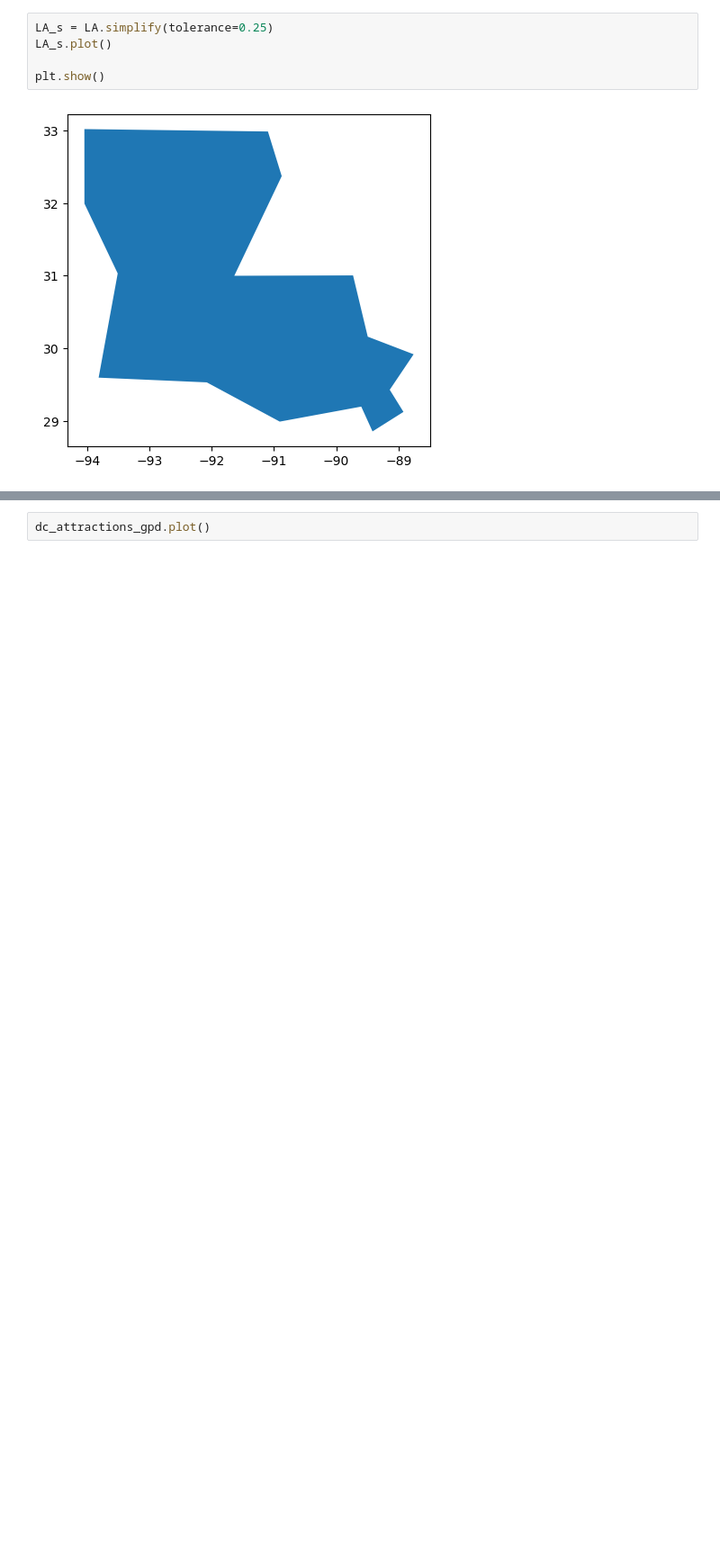
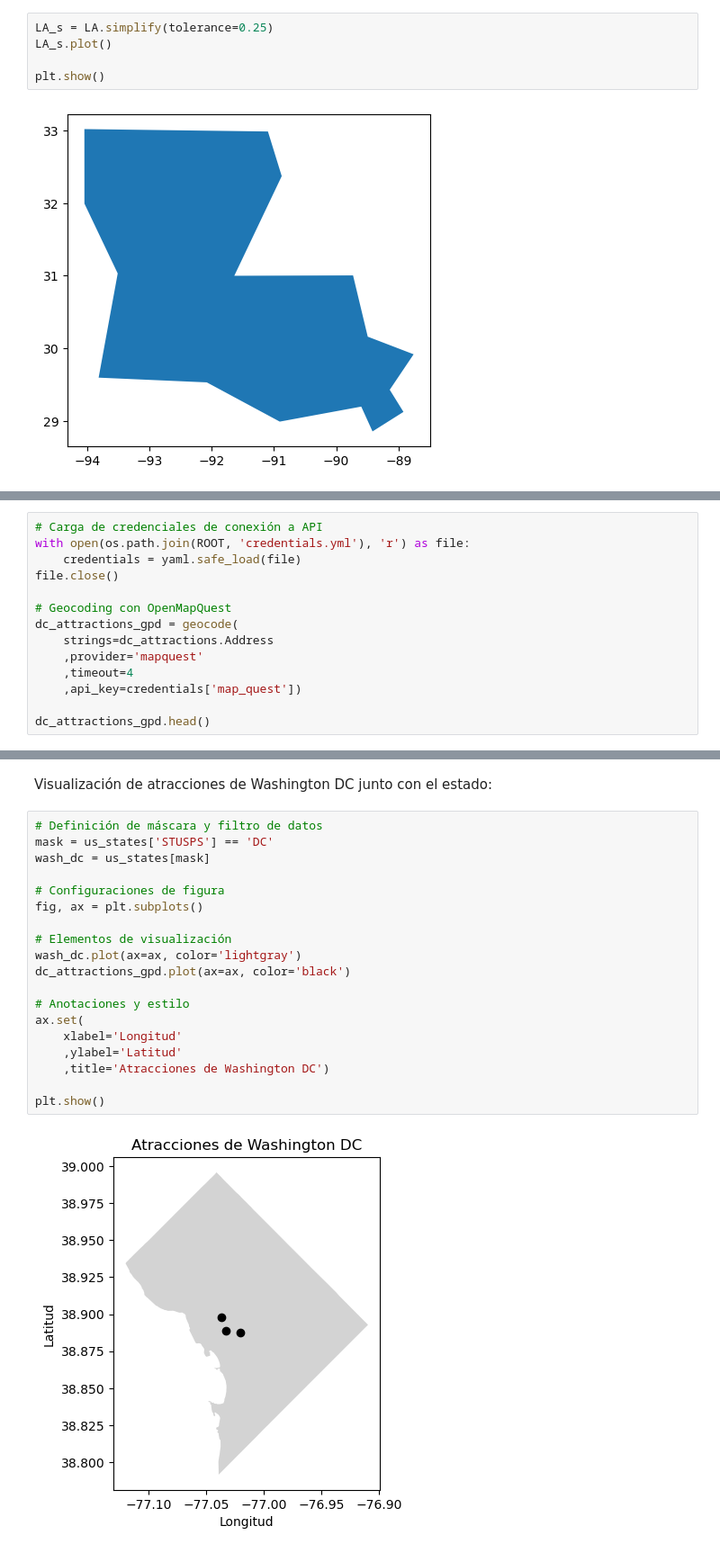
Before and after one commit to CAMM961001/geospatial_data_science, a Jupyter notebook: Chapter04/geopandas.ipynb, the cells around one changed output, grey strips where cells are left out. Shown at 90% size. Saved outputs shown, nothing was run; the diff lists cells and outputs as text; blank space fills up the shorter version.

Commit message:
Sección de geocoding con api de mapquest

```diff
--- a/Chapter04/geopandas.ipynb
+++ b/Chapter04/geopandas.ipynb
@@ -382,0 +384,14 @@ GeocoderUnavailable: HTTPSConnectionPool(host='open.mapquestapi.com', port=443):
+# %%
+# Carga de credenciales de conexión a API
+with open(os.path.join(ROOT, 'credentials.yml'), 'r') as file:
+    credentials = yaml.safe_load(file)
+file.close()
+
+# Geocoding con OpenMapQuest
+dc_attractions_gpd = geocode(
+    strings=dc_attractions.Address
+    ,provider='mapquest'
+    ,timeout=4
+    ,api_key=credentials['map_quest'])
+
+dc_attractions_gpd.head()
@@ -383,2 +403,23 @@ GeocoderUnavailable: HTTPSConnectionPool(host='open.mapquestapi.com', port=443):
+# %% [markdown]
+Visualización de atracciones de Washington DC junto con el estado:
 # %%
-dc_attractions_gpd.plot()
+# Definición de máscara y filtro de datos
+mask = us_states['STUSPS'] == 'DC'
+wash_dc = us_states[mask]
+
+# Configuraciones de figura
+fig, ax = plt.subplots()
+
+# Elementos de visualización
+wash_dc.plot(ax=ax, color='lightgray')
+dc_attractions_gpd.plot(ax=ax, color='black')
+
+# Anotaciones y estilo
+ax.set(
+    xlabel='Longitud'
+    ,ylabel='Latitud'
+    ,title='Atracciones de Washington DC')
+
+plt.show()
+# %% [output]
+[figure, added]
```
Also changed, not shown: parts of 9 cells of this notebook.
